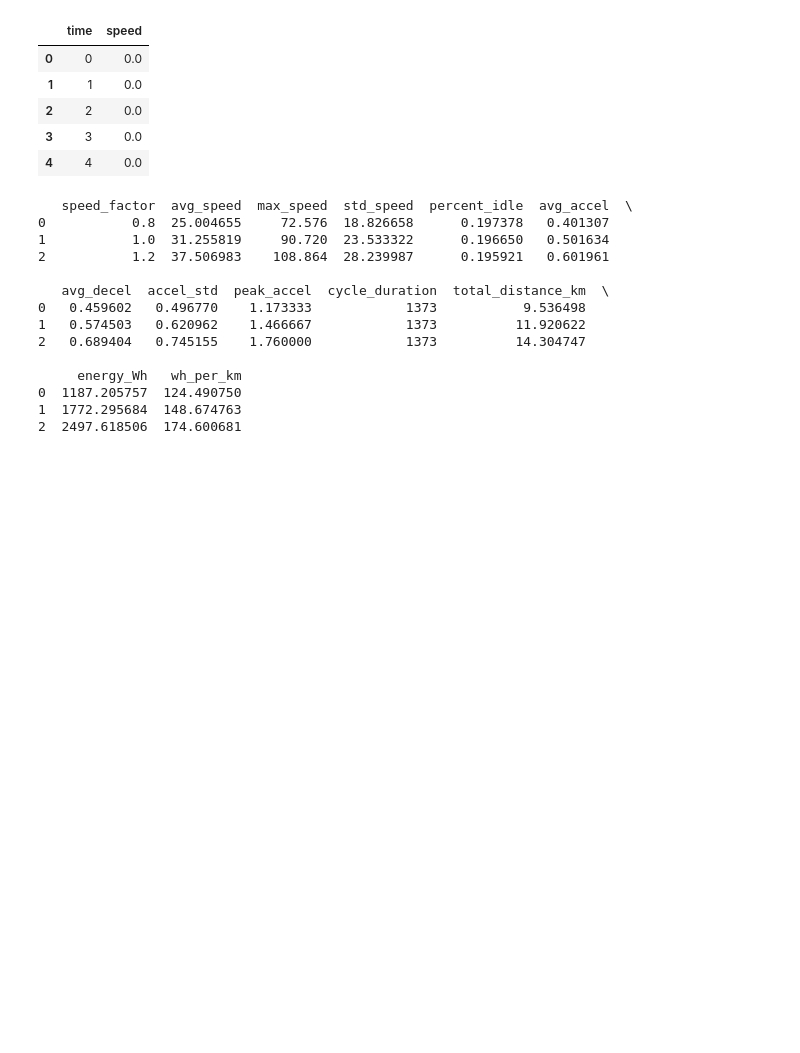
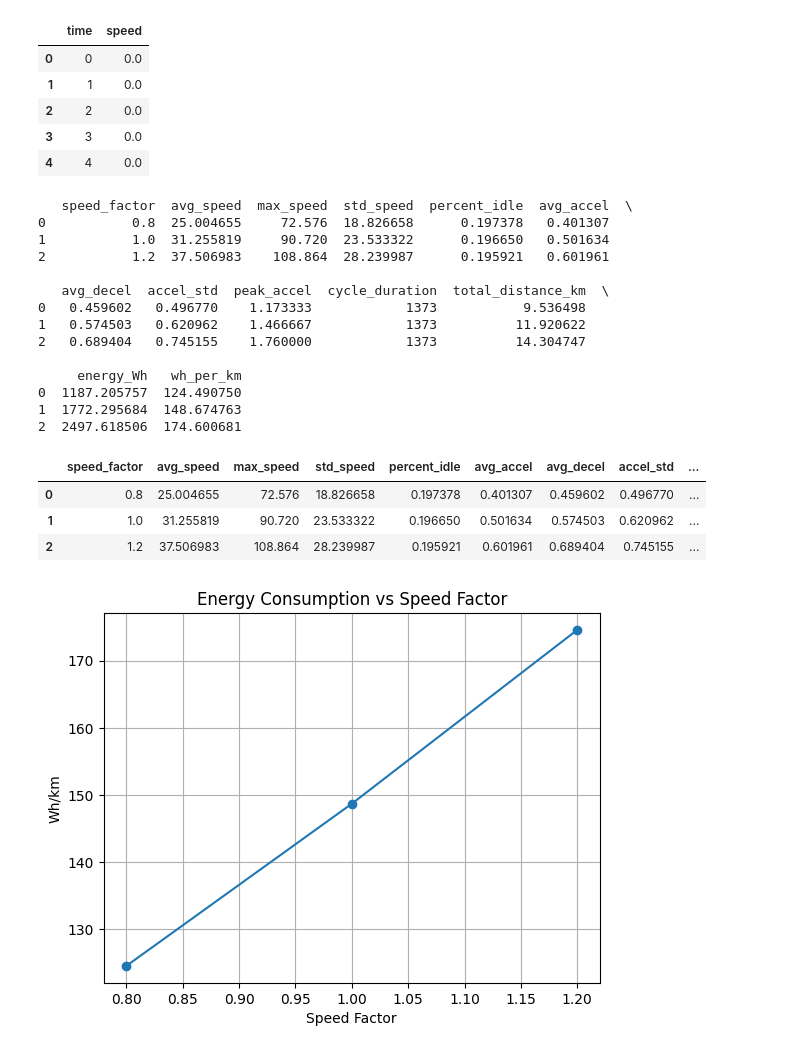
Before and after one commit to duraichellam001-tech/ev-range-model, a Jupyter notebook: notebooks/03_dataset_generation.ipynb, the cells around one changed output. Cells and saved outputs as stored; diff of their text form; code cells hidden in the pictures; blank space fills up the shorter version.

Commit message:
Dataset genertion for ML modelling

```diff
--- a/notebooks/03_dataset_generation.ipynb
+++ b/notebooks/03_dataset_generation.ipynb
@@ -87,0 +90,17 @@ print(dataset)
+# %%
+pd.read_csv('/content/drive/My Drive/Colab Notebooks/ev-range-model/data/training_dataset.csv').head()
+# %% [output]
+|  | speed_factor | avg_speed | max_speed | std_speed | percent_idle | avg_accel | avg_decel | accel_std | ... |
+| 0 | 0.8 | 25.004655 | 72.576 | 18.826658 | 0.197378 | 0.401307 | 0.459602 | 0.496770 | ... |
+| 1 | 1.0 | 31.255819 | 90.720 | 23.533322 | 0.196650 | 0.501634 | 0.574503 | 0.620962 | ... |
+| 2 | 1.2 | 37.506983 | 108.864 | 28.239987 | 0.195921 | 0.601961 | 0.689404 | 0.745155 | ... |
+# %%
+import matplotlib.pyplot as plt
+plt.plot(dataset['speed_factor'], dataset['wh_per_km'], marker='o')
+plt.xlabel('Speed Factor')
+plt.ylabel('Wh/km')
+plt.title('Energy Consumption vs Speed Factor')
+plt.grid()
+plt.show()
+# %% [output]
+[figure, added]
```
Also changed, not shown: parts of 1 cell of this notebook.
